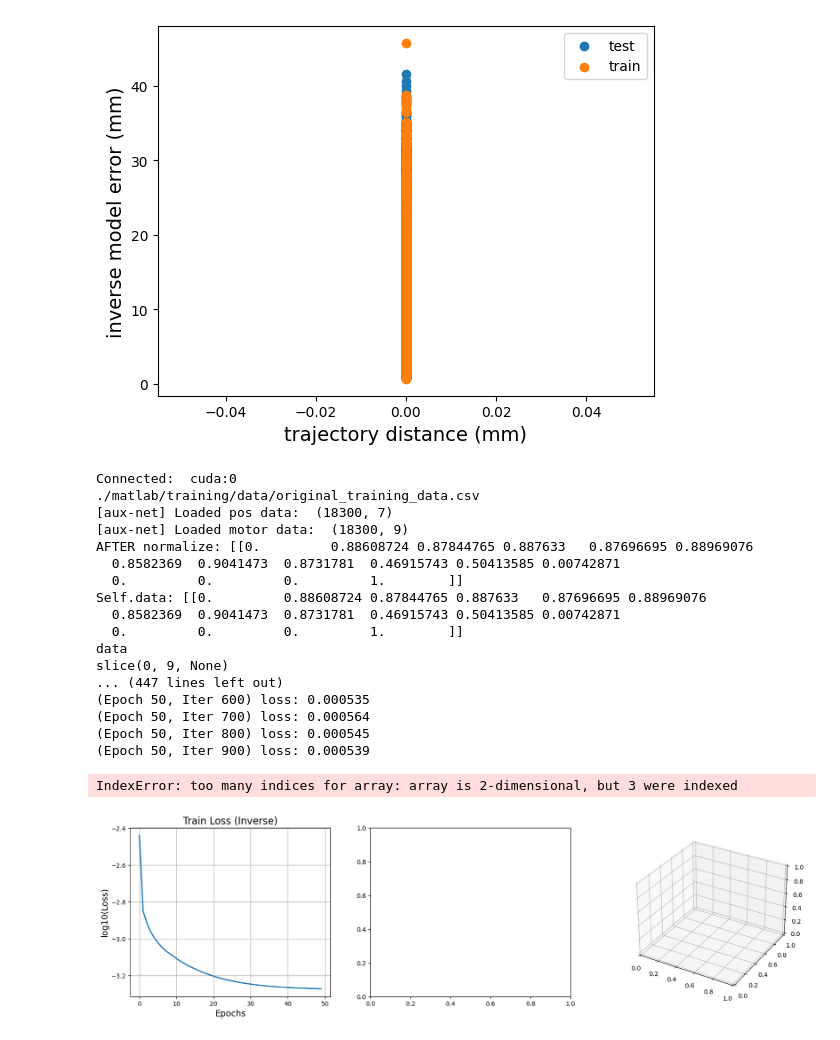
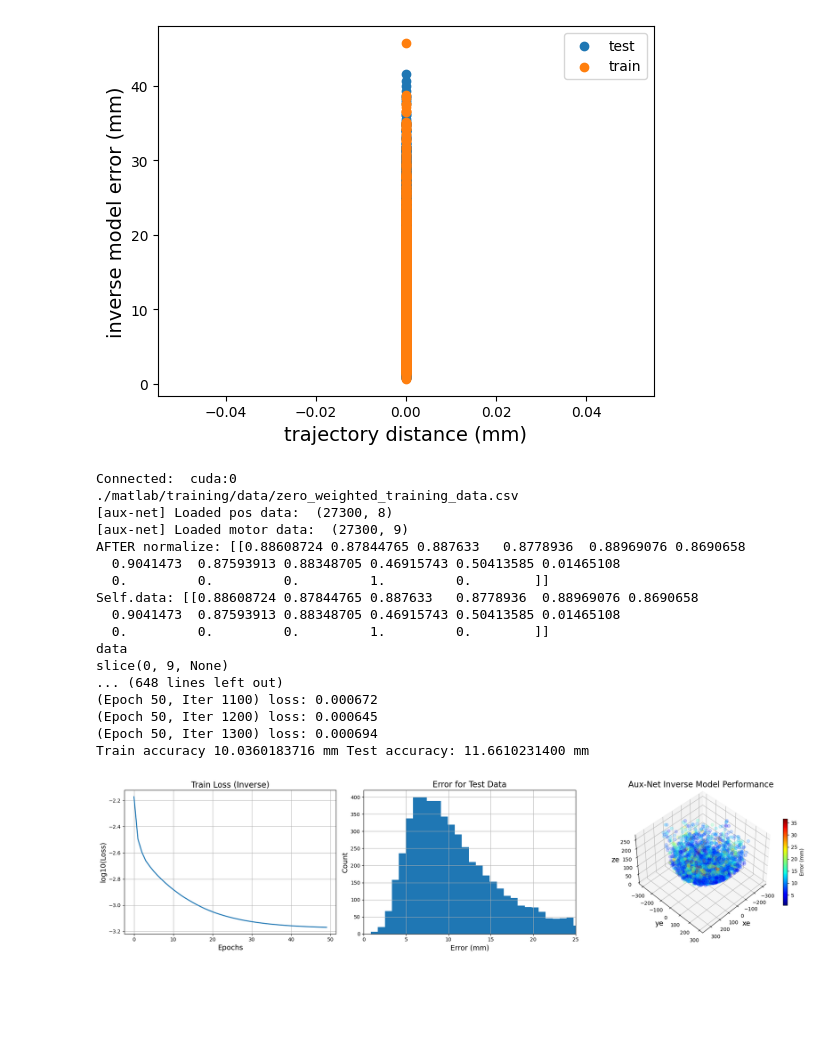
Before and after one commit to KubaSrc/trunc, a Jupyter notebook: train_bot.ipynb, the cells around one changed output. Saved outputs shown, nothing was run; the diff lists cells and outputs as text; code cells hidden in the pictures; blank space fills up the shorter version.

Commit message:
Saved train_bot

```diff
--- a/train_bot.ipynb
+++ b/train_bot.ipynb
@@ -69,31 +69,30 @@ Train accuracy 9.4016838074 mm Test accuracy: 10.0061645508 mm
 # %%
 
 drive_path = '.'
 
 from bot_DNN import aux_bot_DNN
 
 # Create bot and train
 # Data with all points:
-bot_DNN = aux_bot_DNN(drive_path = drive_path, pos_path = "/matlab/training/data/original_training_data.csv",
+bot_DNN = aux_bot_DNN(drive_path = drive_path, pos_path = "/matlab/training/data/zero_weighted_training_data.csv",
 #bot_DNN = aux_bot_DNN(drive_path = drive_path, pos_path = "/matlab/training/data/weighted_training_data.csv",
               train_forward=False, train_inverse=True, normalize=True)
 # %% [output]
 Connected:  cuda:0
-./matlab/training/data/original_training_data.csv
-[aux-net] Loaded pos data:  (18300, 7)
-[aux-net] Loaded motor data:  (18300, 9)
-AFTER normalize: [[0.         0.88608724 0.87844765 0.887633   0.87696695 0.88969076
-  0.8582369  0.9041473  0.8731781  0.46915743 0.50413585 0.00742871
-  0.         0.         0.         1.        ]]
-Self.data: [[0.         0.88608724 0.87844765 0.887633   0.87696695 0.88969076
-  0.8582369  0.9041473  0.8731781  0.46915743 0.50413585 0.00742871
-  0.         0.         0.         1.        ]]
+./matlab/training/data/zero_weighted_training_data.csv
+[aux-net] Loaded pos data:  (27300, 8)
+[aux-net] Loaded motor data:  (27300, 9)
+AFTER normalize: [[0.88608724 0.87844765 0.887633   0.8778936  0.88969076 0.8690658
+  0.9041473  0.87593913 0.88348705 0.46915743 0.50413585 0.01465108
+  0.         0.         0.         1.         0.        ]]
+Self.data: [[0.88608724 0.87844765 0.887633   0.8778936  0.88969076 0.8690658
+  0.9041473  0.87593913 0.88348705 0.46915743 0.50413585 0.01465108
+  0.         0.         0.         1.         0.        ]]
 data
 slice(0, 9, None)
-... (447 lines left out)
-(Epoch 50, Iter 600) loss: 0.000535
-(Epoch 50, Iter 700) loss: 0.000564
-(Epoch 50, Iter 800) loss: 0.000545
-(Epoch 50, Iter 900) loss: 0.000539
+... (648 lines left out)
+(Epoch 50, Iter 1100) loss: 0.000672
+(Epoch 50, Iter 1200) loss: 0.000645
+(Epoch 50, Iter 1300) loss: 0.000694
+Train accuracy 10.0360183716 mm Test accuracy: 11.6610231400 mm
-IndexError: too many indices for array: array is 2-dimensional, but 3 were indexed
-[figure, old version]
+[figure, new version]
```
